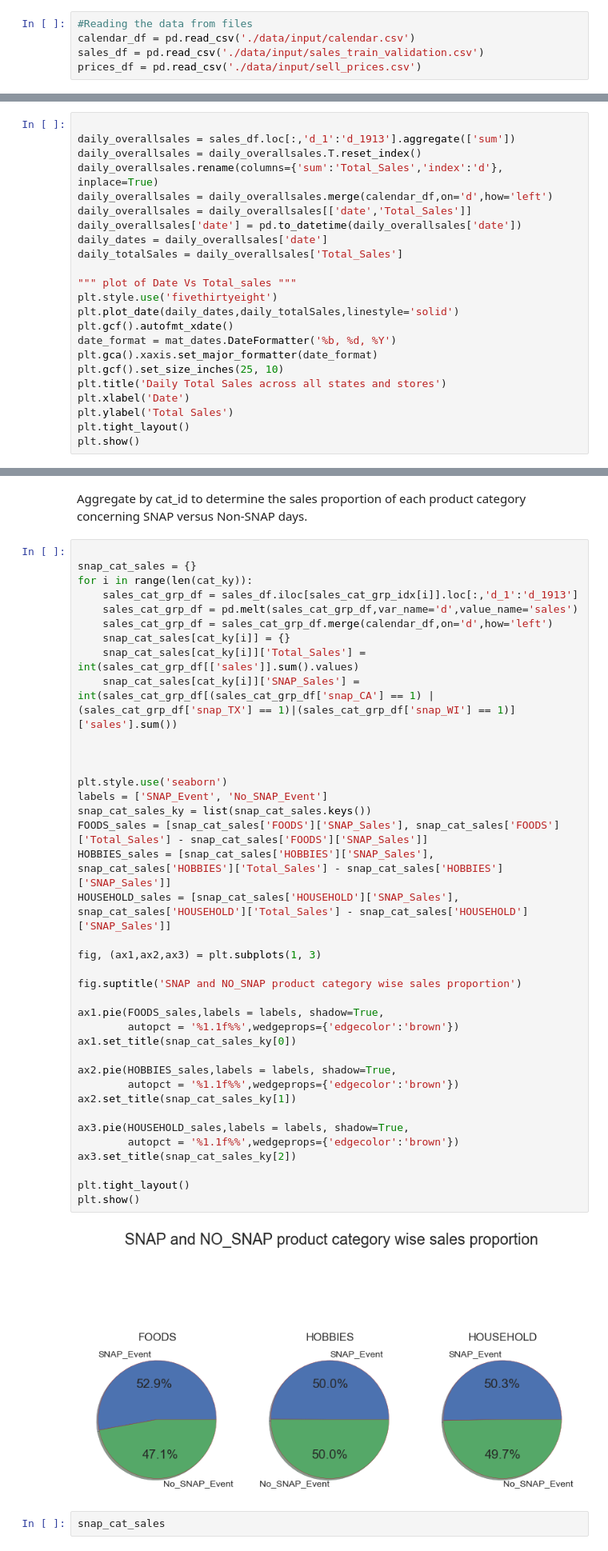
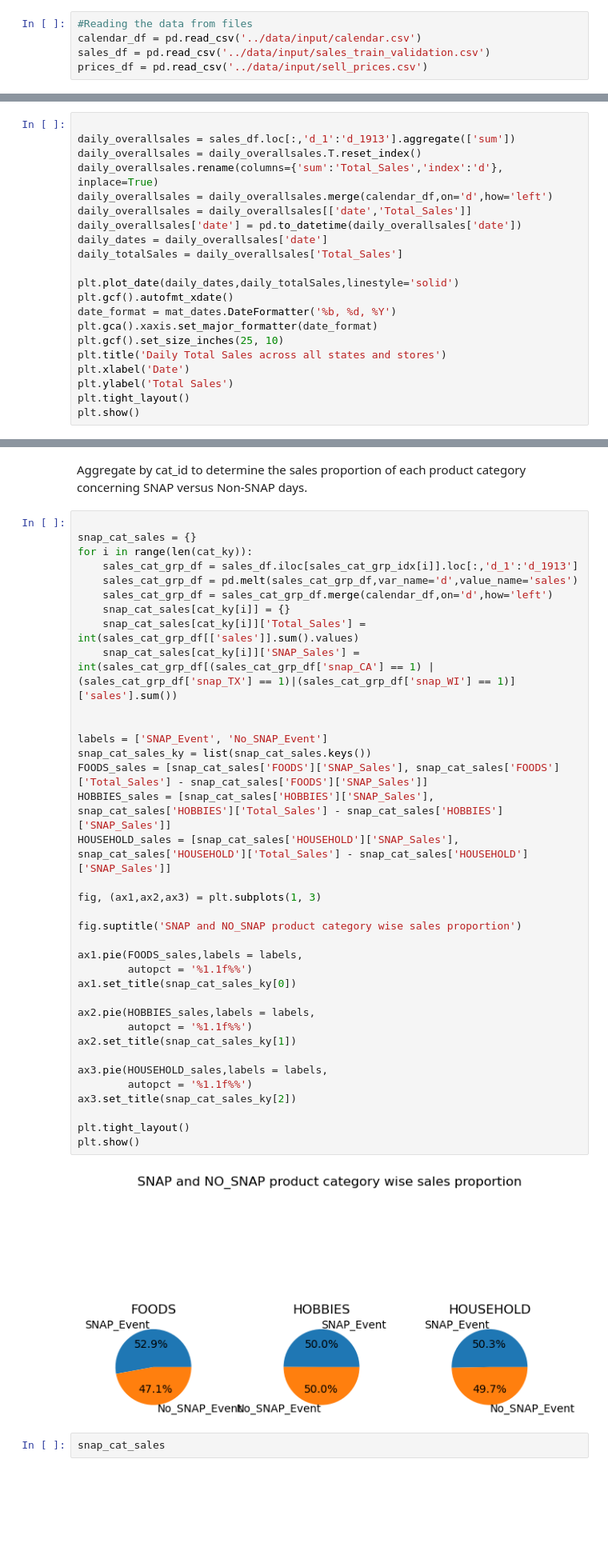
Before and after one commit to Rok-sana/Capstone_Project_TS, a Jupyter notebook: notebooks/FP_EDA.ipynb, the cells around one changed output, grey strips where cells are left out. Shown at 80% size. Saved outputs shown, nothing was run; the diff lists cells and outputs as text; blank space fills up the shorter version.

```diff
--- a/notebooks/FP_EDA.ipynb
+++ b/notebooks/FP_EDA.ipynb
@@ -20,8 +40,8 @@ pd.set_option('display.float_format', '{:.2f}'.format)
 # %%
 #Reading the data from files
-calendar_df = pd.read_csv('./data/input/calendar.csv')
-sales_df = pd.read_csv('./data/input/sales_train_validation.csv')
-prices_df = pd.read_csv('./data/input/sell_prices.csv')
+calendar_df = pd.read_csv('../data/input/calendar.csv')
+sales_df = pd.read_csv('../data/input/sales_train_validation.csv')
+prices_df = pd.read_csv('../data/input/sell_prices.csv')
 # %%
 print('shape of calendar_df is ',calendar_df.shape)
 print('top 2 rows of calendar_df')
@@ -77,8 +97,6 @@ daily_overallsales['date'] = pd.to_datetime(daily_overallsales['date'])
 daily_dates = daily_overallsales['date']
 daily_totalSales = daily_overallsales['Total_Sales']
 
-""" plot of Date Vs Total_sales """
-plt.style.use('fivethirtyeight')
 plt.plot_date(daily_dates,daily_totalSales,linestyle='solid')
 plt.gcf().autofmt_xdate()
 date_format = mat_dates.DateFormatter('%b, %d, %Y')
@@ -359,42 +379,40 @@ Aggregate by cat_id to determine the sales proportion of each product category c
 
 snap_cat_sales = {}
 for i in range(len(cat_ky)):
     sales_cat_grp_df = sales_df.iloc[sales_cat_grp_idx[i]].loc[:,'d_1':'d_1913']
     sales_cat_grp_df = pd.melt(sales_cat_grp_df,var_name='d',value_name='sales')
     sales_cat_grp_df = sales_cat_grp_df.merge(calendar_df,on='d',how='left')
     snap_cat_sales[cat_ky[i]] = {}
     snap_cat_sales[cat_ky[i]]['Total_Sales'] = int(sales_cat_grp_df[['sales']].sum().values)
     snap_cat_sales[cat_ky[i]]['SNAP_Sales'] = int(sales_cat_grp_df[(sales_cat_grp_df['snap_CA'] == 1) |(sales_cat_grp_df['snap_TX'] == 1)|(sales_cat_grp_df['snap_WI'] == 1)]['sales'].sum())
 
 
-
-plt.style.use('seaborn')
 labels = ['SNAP_Event', 'No_SNAP_Event']
 snap_cat_sales_ky = list(snap_cat_sales.keys())
 FOODS_sales = [snap_cat_sales['FOODS']['SNAP_Sales'], snap_cat_sales['FOODS']['Total_Sales'] - snap_cat_sales['FOODS']['SNAP_Sales']]
 HOBBIES_sales = [snap_cat_sales['HOBBIES']['SNAP_Sales'], snap_cat_sales['HOBBIES']['Total_Sales'] - snap_cat_sales['HOBBIES']['SNAP_Sales']]
 HOUSEHOLD_sales = [snap_cat_sales['HOUSEHOLD']['SNAP_Sales'], snap_cat_sales['HOUSEHOLD']['Total_Sales'] - snap_cat_sales['HOUSEHOLD']['SNAP_Sales']]
 
 fig, (ax1,ax2,ax3) = plt.subplots(1, 3)
 
 fig.suptitle('SNAP and NO_SNAP product category wise sales proportion')
 
-ax1.pie(FOODS_sales,labels = labels, shadow=True,
-        autopct = '%1.1f%%',wedgeprops={'edgecolor':'brown'})
+ax1.pie(FOODS_sales,labels = labels,
+        autopct = '%1.1f%%')
 ax1.set_title(snap_cat_sales_ky[0])
 
-ax2.pie(HOBBIES_sales,labels = labels, shadow=True,
-        autopct = '%1.1f%%',wedgeprops={'edgecolor':'brown'})
+ax2.pie(HOBBIES_sales,labels = labels,
+        autopct = '%1.1f%%')
 ax2.set_title(snap_cat_sales_ky[1])
 
-ax3.pie(HOUSEHOLD_sales,labels = labels, shadow=True,
-        autopct = '%1.1f%%',wedgeprops={'edgecolor':'brown'})
+ax3.pie(HOUSEHOLD_sales,labels = labels,
+        autopct = '%1.1f%%')
 ax3.set_title(snap_cat_sales_ky[2])
 
 plt.tight_layout()
 plt.show()
 # %% [output]
-[figure, old version]
+[figure, new version]
 # %%
 snap_cat_sales
 # %% [output]
```
Also changed, not shown: parts of 58 cells of this notebook, 1 other file.
